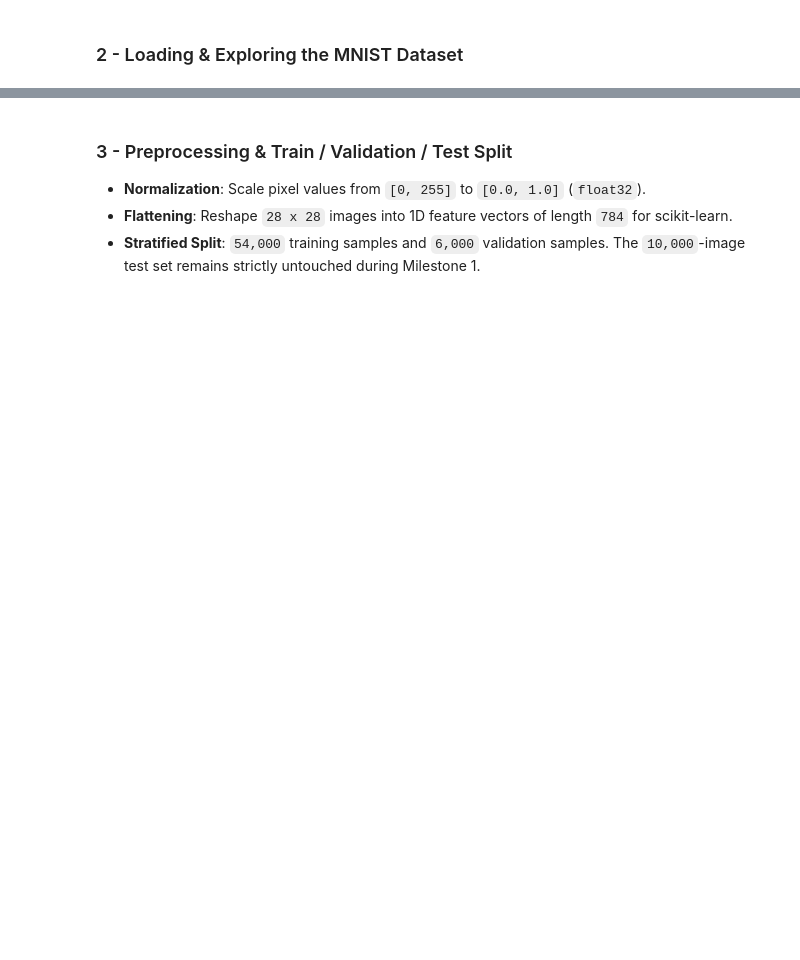
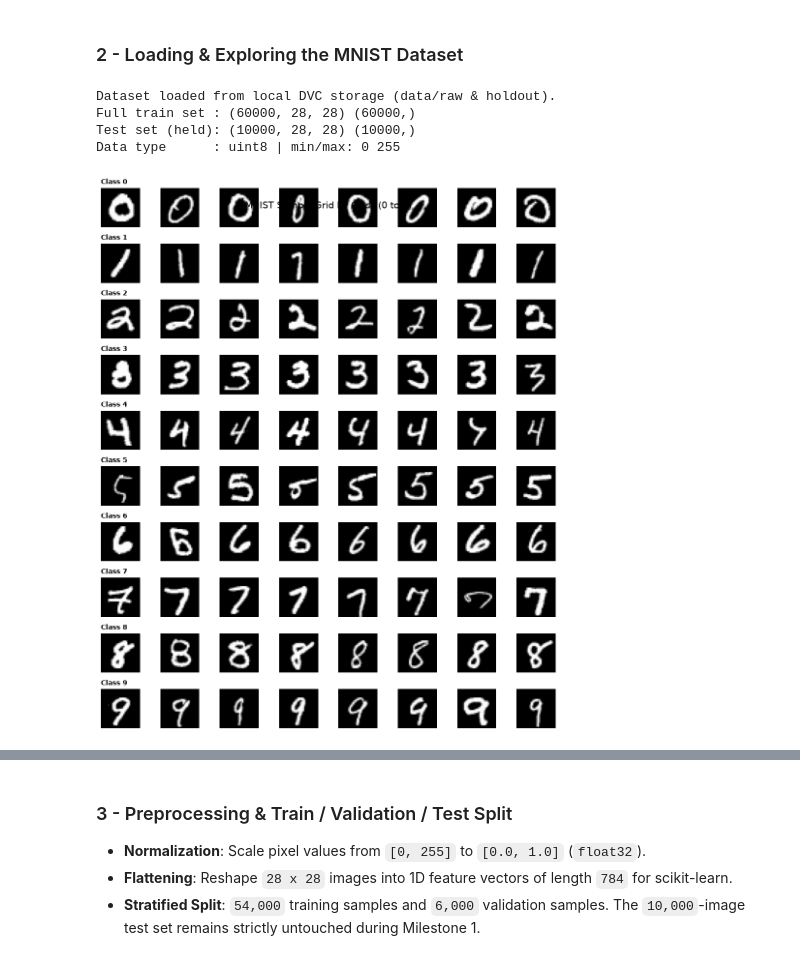
Before and after one commit to bruno-coulet/handwritten_digits, a Jupyter notebook: notebooks/1_baseline.ipynb, the cells around one changed output, grey strips where cells are left out. Cells and saved outputs as stored; diff of their text form; code cells hidden in the pictures; blank space fills up the shorter version.

Commit message:
feat(baseline): implement MNIST data splits, LogisticRegression baseline, and DagsHub tracking

```diff
--- a/notebooks/1_baseline.ipynb
+++ b/notebooks/1_baseline.ipynb
@@ -58,26 +123,53 @@ mlflow.set_experiment("Milestone_1_Baseline")
 # %% [markdown]
 ### 2 - Loading & Exploring the MNIST Dataset
 # %%
-(x_train_full, y_train_full), (x_test, y_test) = keras.datasets.mnist.load_data()
+# Create directories if needed
+RAW_DATA_DIR.mkdir(parents=True, exist_ok=True)
+HOLDOUT_DIR.mkdir(parents=True, exist_ok=True)
+
+train_raw_path = RAW_DATA_DIR / "mnist_train_raw.npz"
+holdout_path = HOLDOUT_DIR / "mnist_test_holdout.npz"
+
+# load from disk (via DVC) if already present, else download via Keras and save
+if train_raw_path.exists() and holdout_path.exists():
+    with np.load(train_raw_path) as data:
+        x_train_full, y_train_full = data["x"], data["y"]
+    with np.load(holdout_path) as data:
+        x_test, y_test = data["x"], data["y"]
+    print("Dataset loaded from local DVC storage (data/raw & holdout).")
+else:
+    (x_train_full, y_train_full), (x_test, y_test) = keras.datasets.mnist.load_data()
+    np.savez_compressed(train_raw_path, x=x_train_full, y=y_train_full)
+    np.savez_compressed(holdout_path, x=x_test, y=y_test)
+    print("Dataset downloaded via Keras and saved to data/raw & holdout.")
+
 
 print("Full train set :", x_train_full.shape, y_train_full.shape)
 print("Test set (held):", x_test.shape, y_test.shape)
 print("Data type      :", x_train_full.dtype, "| min/max:", x_train_full.min(), x_train_full.max())
+# %% [output]
+Dataset loaded from local DVC storage (data/raw & holdout).
+Full train set : (60000, 28, 28) (60000,)
+Test set (held): (10000, 28, 28) (10000,)
+Data type      : uint8 | min/max: 0 255
 # %%
 # Display a grid of random samples per digit class (0 to 9)
 fig, axes = plt.subplots(10, 8, figsize=(10, 12))
 for digit in range(10):
     digit_indices = np.where(y_train_full == digit)[0]
-    chosen = np.random.choice(digit_indices, size=8, replace=False)
+    rng = np.random.default_rng(RANDOM_SEED)
+    chosen = rng.choice(digit_indices, size=8, replace=False)
     for col, idx in enumerate(chosen):
         axes[digit, col].imshow(x_train_full[idx], cmap="gray")
         axes[digit, col].axis("off")
         if col == 0:
             axes[digit, col].set_title(f"Class {digit}", loc="left", fontsize=10, fontweight="bold")
 
 plt.suptitle("MNIST Sample Grid by Class (0 to 9)", fontsize=14, y=0.92)
 plt.tight_layout()
 plt.show()
+# %% [output]
+[figure, added]
 # %%
 # Check class distribution across the 60,000 training images
 classes, counts = np.unique(y_train_full, return_counts=True)
```
Also changed, not shown: parts of 13 cells of this notebook, 14 other files.
